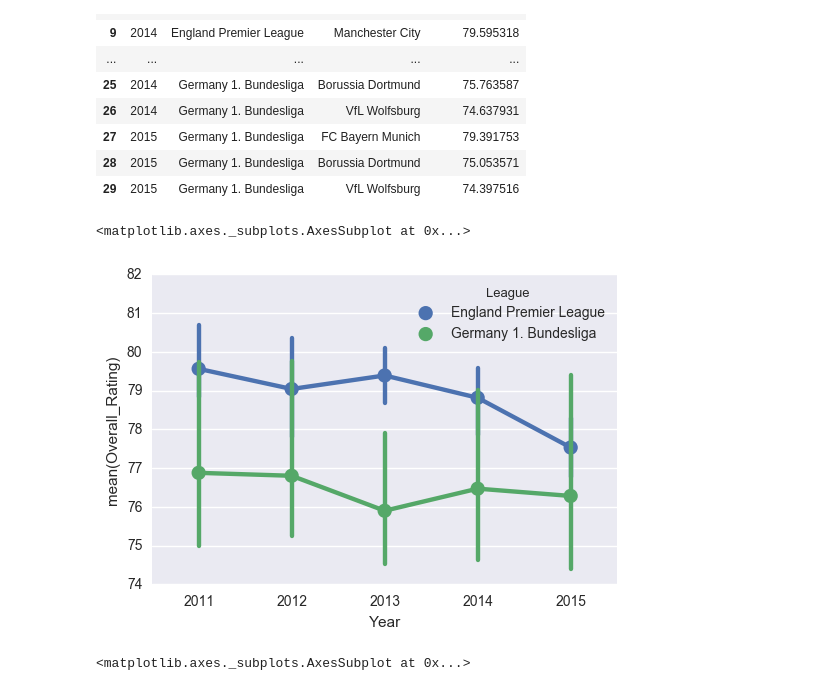
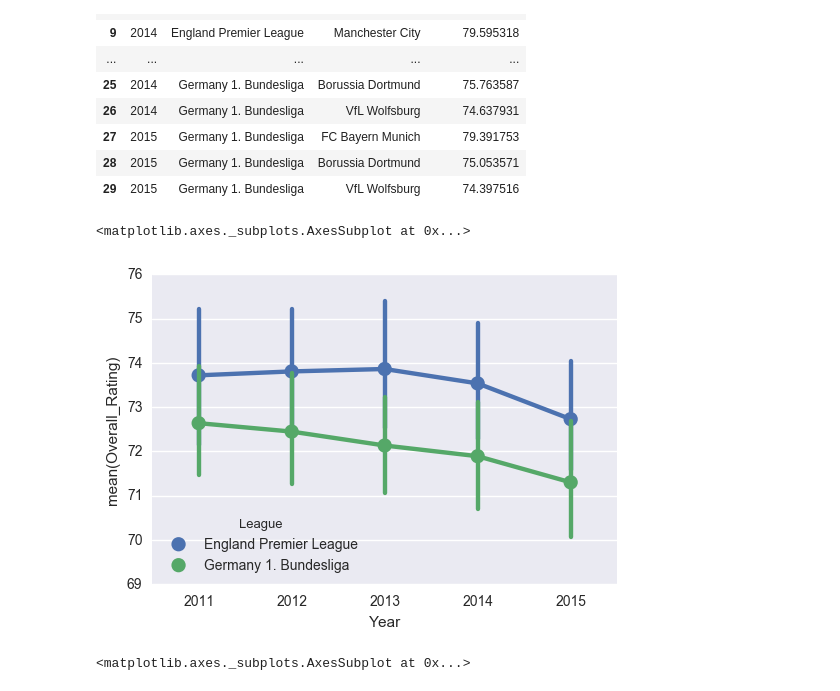
Before and after one commit to moshun8/IS362_Final, a Jupyter notebook: Final_Take2.ipynb, the cells around one changed output. Saved outputs shown, nothing was run; the diff lists cells and outputs as text; code cells hidden in the pictures.

```diff
--- a/Final_Take2.ipynb
+++ b/Final_Take2.ipynb
@@ -122,12 +123,12 @@ top3.head(30)
 | 28 | 2015 | Germany 1. Bundesliga | Borussia Dortmund | 75.053571 |
 | 29 | 2015 | Germany 1. Bundesliga | VfL Wolfsburg | 74.397516 |
 # %%
-#Compare the averages of each league
+#Compare the averages of each league, all teams included. Not just top 3 per year
 sns.set_style("darkgrid")
-sns.pointplot(x="Year", y="Overall_Rating", hue='League',data=top3, legend_out=False)
+sns.pointplot(x="Year", y="Overall_Rating", hue='League',data=df_teams, legend_out=False)
 # %% [output]
 <matplotlib.axes._subplots.AxesSubplot at 0x...>
-[figure, old version]
+[figure, new version]
 # %%
 #averages of top 3 teams of each league. I cant figure out how to make all the english teams
 #shades of 1 color and german ones another. Like EPL are shades of blue and BL1 are shades of Red
```
Also changed, not shown: parts of 2 cells of this notebook.
